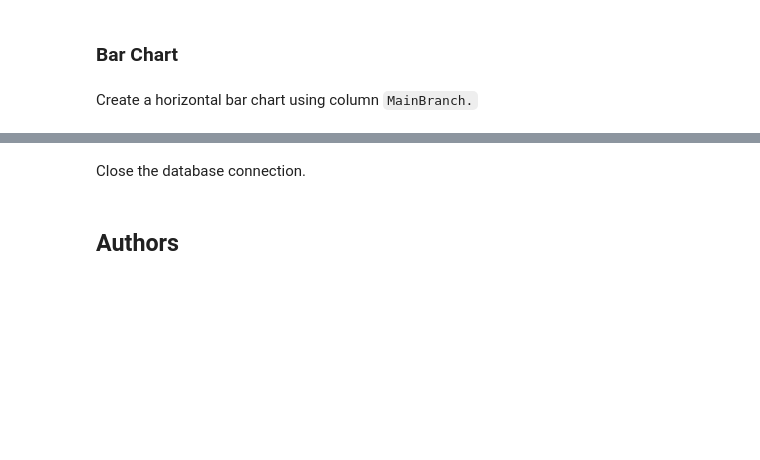
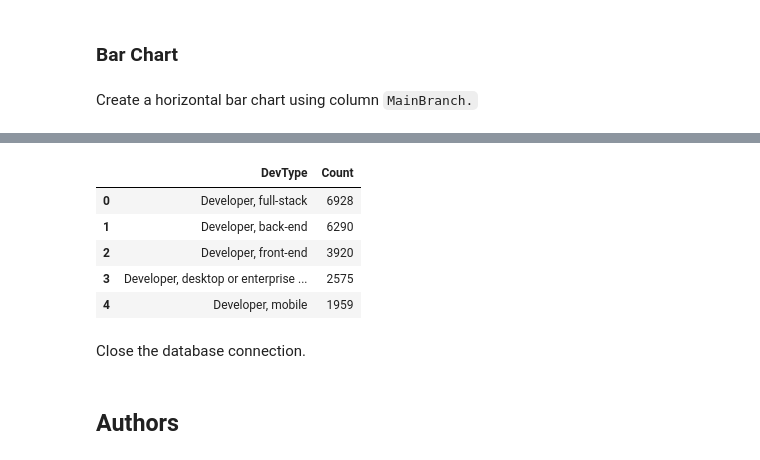
Before and after one commit to rininobaron/IBM_Data_Analyst_Professional_Certificate, a Jupyter notebook: COURSE_9_IBM_Data_Analyst_Capstone_Project/Week4/LAB0/M4DataVisualization-lab.ipynb, the cells around one changed output, grey strips where cells are left out. Cells and saved outputs as stored; diff of their text form; code cells hidden in the pictures; blank space fills up the shorter version.

```diff
--- a/COURSE_9_IBM_Data_Analyst_Capstone_Project/Week4/LAB0/M4DataVisualization-lab.ipynb
+++ b/COURSE_9_IBM_Data_Analyst_Capstone_Project/Week4/LAB0/M4DataVisualization-lab.ipynb
@@ -347,3 +407,22 @@ Create a horizontal bar chart using column `MainBranch.`
+# %%
+QUERY = """
+SELECT DevType, COUNT(DevType) as Count
+FROM DevType
+GROUP BY
+DevType
+ORDER BY
+Count
+DESC
+"""
+df=pd.read_sql_query(QUERY,conn)#["DevType"].value_counts()#.reset_index()
+display(df.head())
+# %% [output]
+|  | DevType | Count |
+| 0 | Developer, full-stack | 6928 |
+| 1 | Developer, back-end | 6290 |
+| 2 | Developer, front-end | 3920 |
+| 3 | Developer, desktop or enterprise ... | 2575 |
+| 4 | Developer, mobile | 1959 |
 # %% [markdown]
 Close the database connection.
 # %%
```
Also changed, not shown: parts of 7 cells of this notebook.
